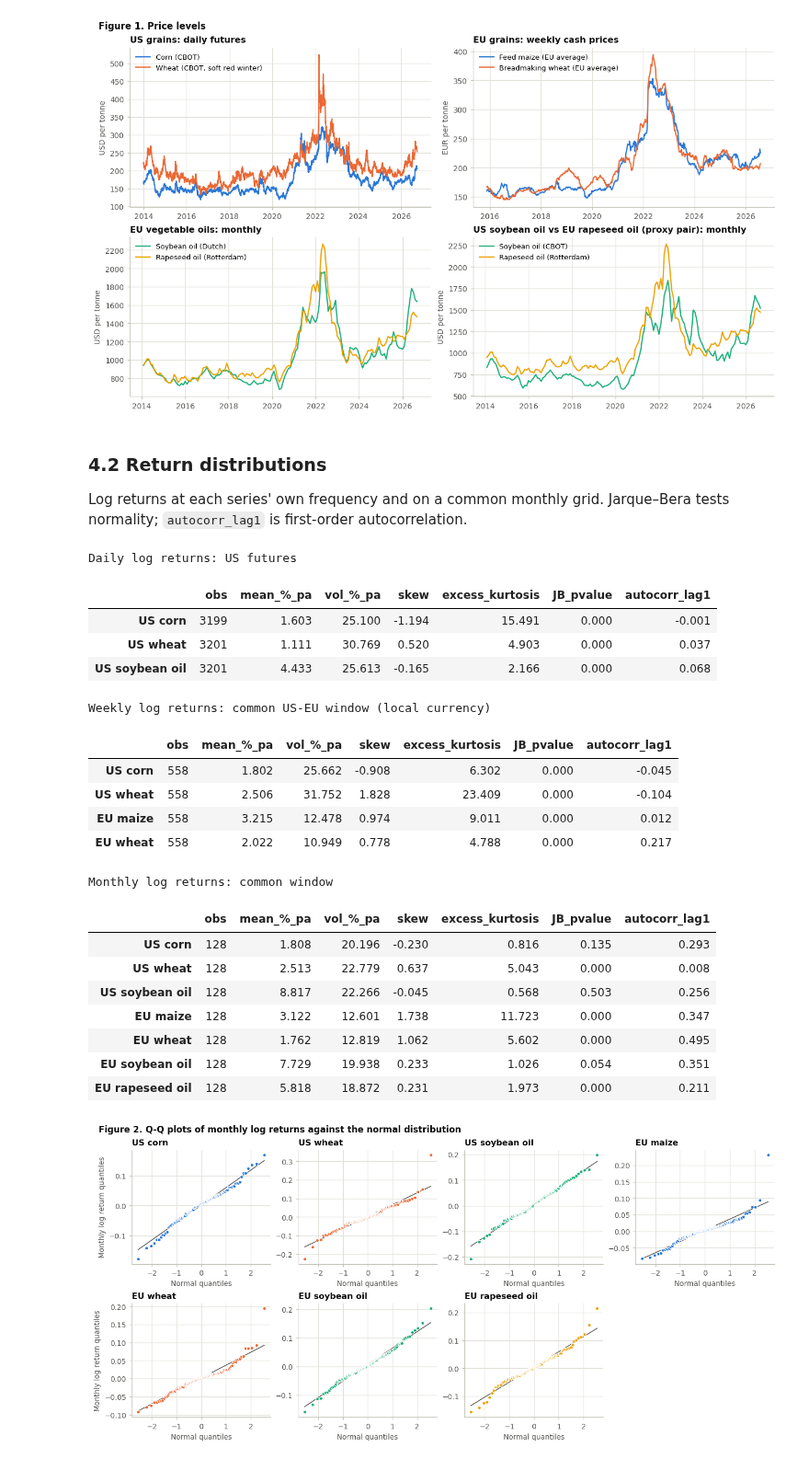
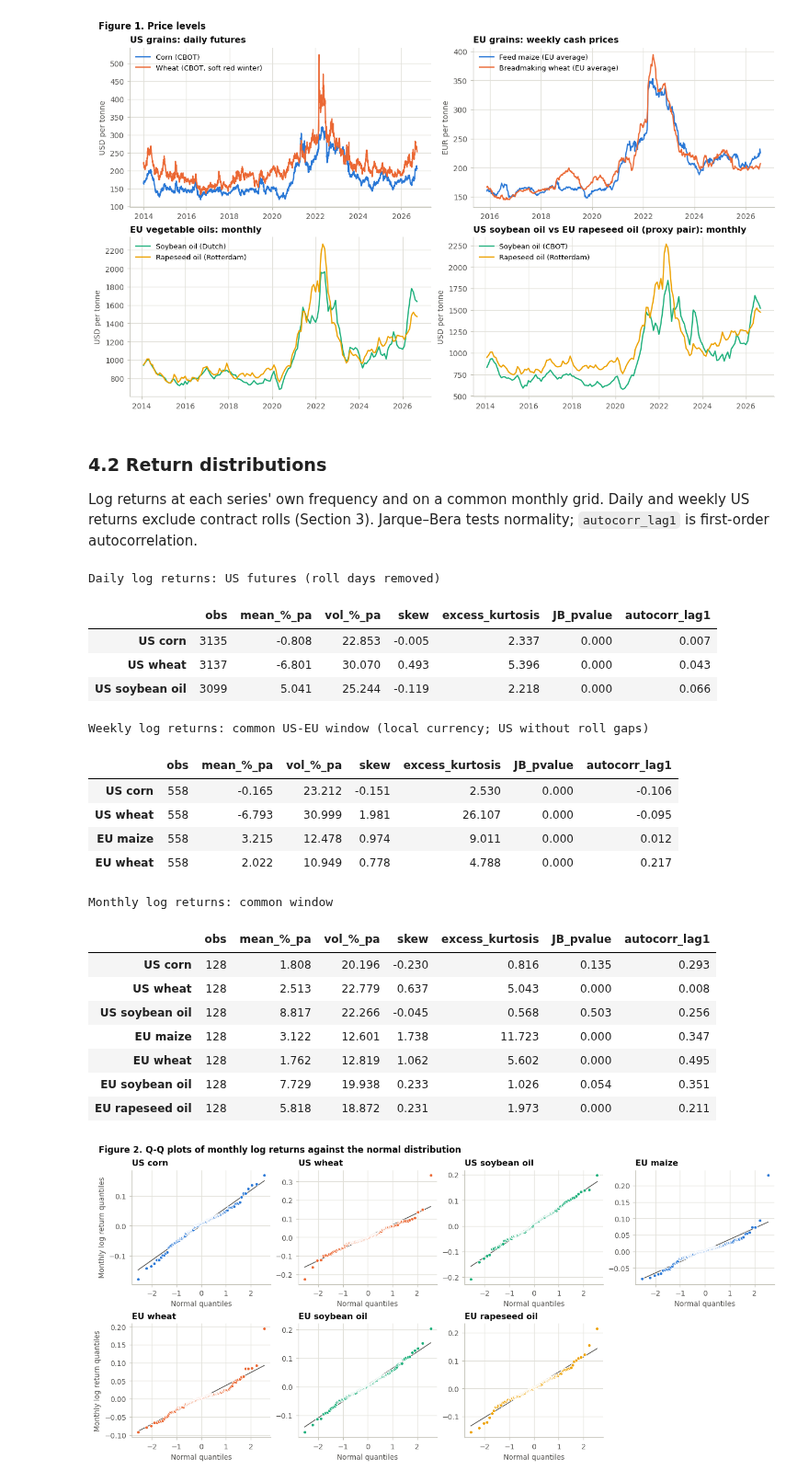
Before and after one commit to chaupmbn/mscfe-capstone-weather-agri, a Jupyter notebook: weather_agri_commodities.ipynb, the cells around one changed output. Shown at 92% size. Saved outputs shown, nothing was run; the diff lists cells and outputs as text; code cells hidden in the pictures.

```diff
--- a/weather_agri_commodities.ipynb
+++ b/weather_agri_commodities.ipynb
@@ -61,7 +62,7 @@ from statsmodels.stats.stattools import durbin_watson, jarque_bera
 from statsmodels.tsa.arima.model import ARIMA
 from statsmodels.tsa.seasonal import STL
 from statsmodels.tsa.stattools import adfuller, coint, kpss
-from statsmodels.tsa.vector_ar.vecm import coint_johansen, select_order
+from statsmodels.tsa.vector_ar.vecm import VECM, coint_johansen, select_order
 
 warnings.filterwarnings("ignore")
 pd.set_option("display.float_format", "{:,.3f}".format)
@@ -69,15 +70,17 @@ pd.set_option("display.max_columns", 30)
 pd.set_option("display.width", 160)
 
 # configuration
+REFRESH_DATA = False                              # True: download again; False: reuse cached CSVs in data/raw
+DATA_DATE = "2026-09-28"                          # date of the cached CSVs: a re-run gives the same results
 START = "2014-01-01"                              # price sample start (about 10+ years of data)
-TODAY = pd.Timestamp.today().normalize()
+TODAY = pd.Timestamp.today().normalize() if REFRESH_DATA else pd.Timestamp(DATA_DATE)
 LAST_FULL_MONTH = TODAY - pd.offsets.MonthEnd(1)  # drop the current, incomplete month from monthly data
 WEATHER_YEARS = (1981, TODAY.year - 1)            # NASA POWER monthly data: complete years only
 LAST_HARVEST = TODAY.year - 1                     # drop current-year USDA projections
-REFRESH_DATA = True                              # True: download again; False: reuse cached CSVs in data/raw
 
 DATA_DIR = Path("data/raw")
 DATA_DIR.mkdir(parents=True, exist_ok=True)
 HTTP = {"User-Agent": "Mozilla/5.0 (MScFE capstone research)"}
-print(f"Run date: {TODAY:%Y-%m-%d} | pandas {pd.__version__} | statsmodels {sm.__version__}")
+print(f"Data as of {TODAY:%Y-%m-%d} ({'new download' if REFRESH_DATA else 'cached CSVs'}) | "
+      f"pandas {pd.__version__} | statsmodels {sm.__version__}")
 # %% [output]
@@ -142,7 +145,8 @@ TO_USD_T = pd.Series({"corn_us": 0.393683,     # US cents per bushel (56 lb) ->
 
 def fetch_yahoo():
     tickers = {**US_TICKERS, **FX_TICKER}
-    close = yf.download(list(tickers.values()), start=START, auto_adjust=False, progress=False)["Close"]
+    close = yf.download(list(tickers.values()), start=START, end=TODAY + pd.Timedelta(days=1),
+                        auto_adjust=False, progress=False)["Close"]
     close = close.rename(columns={v: k for k, v in tickers.items()})[list(tickers)]
     if close.index.tz is not None:
         close.index = close.index.tz_localize(None)
@@ -240,7 +244,7 @@ def fetch_world_bank():
     return out
 
 
-wb_monthly = cached("world_bank_monthly", fetch_world_bank).astype(float)
+wb_monthly = cached("world_bank_monthly", fetch_world_bank).astype(float).loc[:LAST_FULL_MONTH]
 print(f"World Bank: {wb_monthly.index.min():%Y-%m} to {wb_monthly.index.max():%Y-%m}")
 wb_monthly.tail(3)
 # %% [output]
@@ -467,37 +503,38 @@ plt.show()
 [figure]
 # %% [markdown]
 ### 4.2 Return distributions
-Log returns at each series' own frequency and on a common monthly grid. Jarque–Bera tests normality; `autocorr_lag1` is first-order autocorrelation.
+Log returns at each series' own frequency and on a common monthly grid. Daily and weekly US returns exclude contract rolls (Section 3). Jarque–Bera tests normality; `autocorr_lag1` is first-order autocorrelation.
 # %%
-def return_stats(prices, periods_per_year):
-    r = np.log(prices).diff().dropna(how="all")
+def return_stats(r, periods_per_year):
+    """Summary statistics of log returns (one column per series)."""
+    r = r.dropna(how="all")
     return pd.DataFrame({
         "obs": r.count(),
         "mean_%_pa": 100 * r.mean() * periods_per_year,
         "vol_%_pa": 100 * r.std() * np.sqrt(periods_per_year),
         "skew": r.skew(),
         "excess_kurtosis": r.kurt(),
         "JB_pvalue": r.apply(lambda x: stats.jarque_bera(x.dropna()).pvalue),
         "autocorr_lag1": r.apply(lambda x: x.autocorr(1)),
     }).rename(index=LABELS)
 
 
-print("Daily log returns: US futures")
-display(return_stats(us_clean, 252))
-print("Weekly log returns: common US-EU window (local currency)")
-display(return_stats(common_weekly, 52))
+print("Daily log returns: US futures (roll days removed)")
+display(return_stats(us_ret_adj, 252))
+print("Weekly log returns: common US-EU window (local currency; US without roll gaps)")
+display(return_stats(np.log(common_weekly_adj).diff(), 52))
 print("Monthly log returns: common window")
-display(return_stats(monthly[MONTHLY_SERIES].dropna(), 12))
+display(return_stats(np.log(monthly[MONTHLY_SERIES].dropna()).diff(), 12))
 # %% [output]
-Daily log returns: US futures
+Daily log returns: US futures (roll days removed)
 |  | obs | mean_%_pa | vol_%_pa | skew | excess_kurtosis | JB_pvalue | autocorr_lag1 |
-| US corn | 3199 | 1.603 | 25.100 | -1.194 | 15.491 | 0.000 | -0.001 |
-| US wheat | 3201 | 1.111 | 30.769 | 0.520 | 4.903 | 0.000 | 0.037 |
-| US soybean oil | 3201 | 4.433 | 25.613 | -0.165 | 2.166 | 0.000 | 0.068 |
+| US corn | 3135 | -0.808 | 22.853 | -0.005 | 2.337 | 0.000 | 0.007 |
+| US wheat | 3137 | -6.801 | 30.070 | 0.493 | 5.396 | 0.000 | 0.043 |
+| US soybean oil | 3099 | 5.041 | 25.244 | -0.119 | 2.218 | 0.000 | 0.066 |
-Weekly log returns: common US-EU window (local currency)
+Weekly log returns: common US-EU window (local currency; US without roll gaps)
 |  | obs | mean_%_pa | vol_%_pa | skew | excess_kurtosis | JB_pvalue | autocorr_lag1 |
-| US corn | 558 | 1.802 | 25.662 | -0.908 | 6.302 | 0.000 | -0.045 |
-| US wheat | 558 | 2.506 | 31.752 | 1.828 | 23.409 | 0.000 | -0.104 |
+| US corn | 558 | -0.165 | 23.212 | -0.151 | 2.530 | 0.000 | -0.106 |
+| US wheat | 558 | -6.793 | 30.999 | 1.981 | 26.107 | 0.000 | -0.095 |
 | EU maize | 558 | 3.215 | 12.478 | 0.974 | 9.011 | 0.000 | 0.012 |
 | EU wheat | 558 | 2.022 | 10.949 | 0.778 | 4.788 | 0.000 | 0.217 |
 Monthly log returns: common window
```
Also changed, not shown: parts of 27 cells of this notebook, 1 other file.
